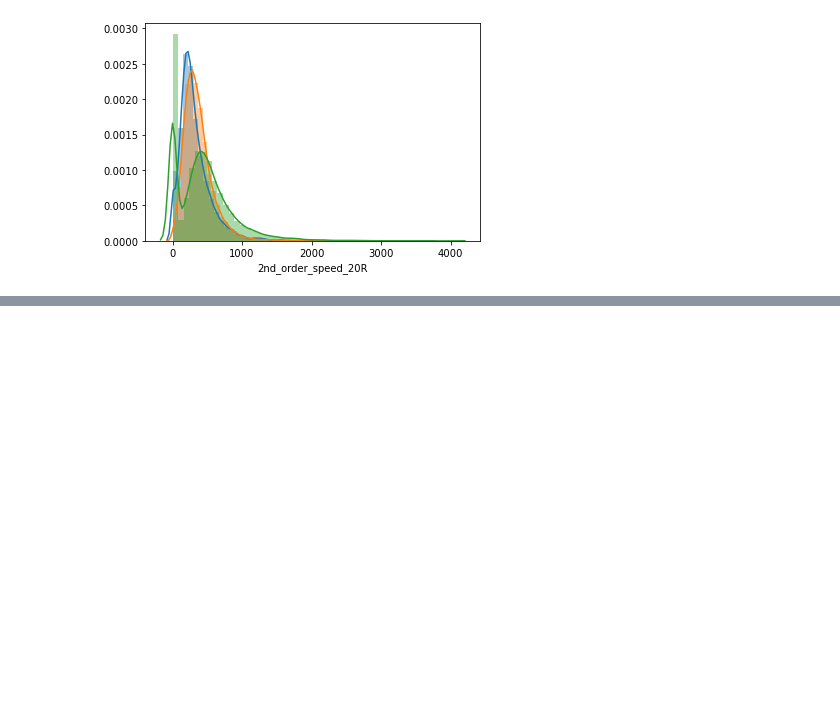
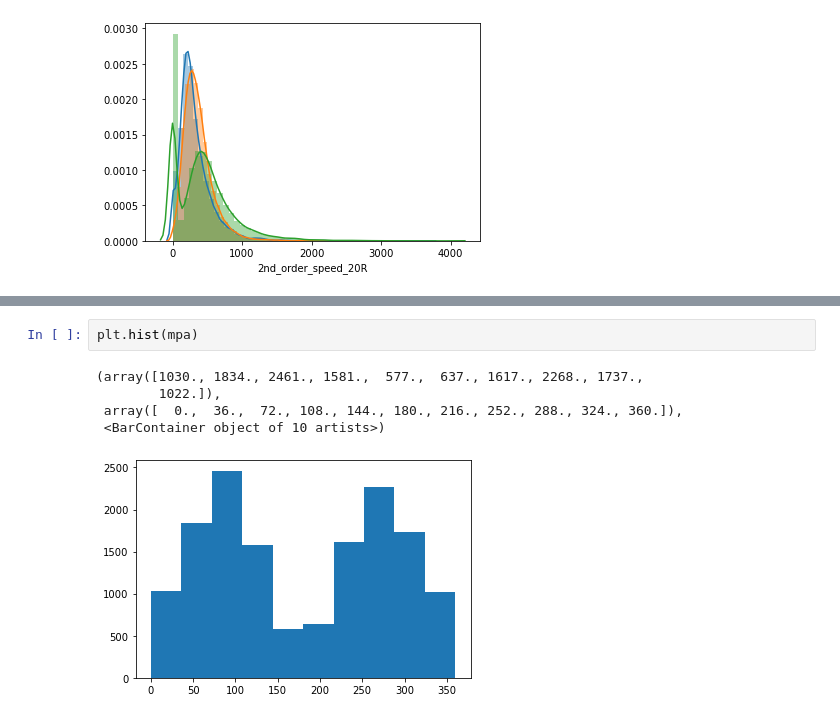
Before and after one commit to hayesla/flare_forecast_proj, a Jupyter notebook: cme_lists/analyse_cdaw.ipynb, the cells around one changed output, grey strips where cells are left out. Drawn from its saved outputs; the diff is of its cells as text; blank space fills up the shorter version.

```diff
--- a/cme_lists/analyse_cdaw.ipynb
+++ b/cme_lists/analyse_cdaw.ipynb
@@ -129,0 +170,8 @@ sns.distplot(cdaw["2nd_order_speed_20R"].replace("----", np.nan).astype(float))
+# %%
+plt.hist(mpa)
+# %% [output]
+(array([1030., 1834., 2461., 1581.,  577.,  637., 1617., 2268., 1737.,
+        1022.]),
+ array([  0.,  36.,  72., 108., 144., 180., 216., 252., 288., 324., 360.]),
+ <BarContainer object of 10 artists>)
+[figure, added]
```
Also changed, not shown: parts of 8 cells of this notebook.
